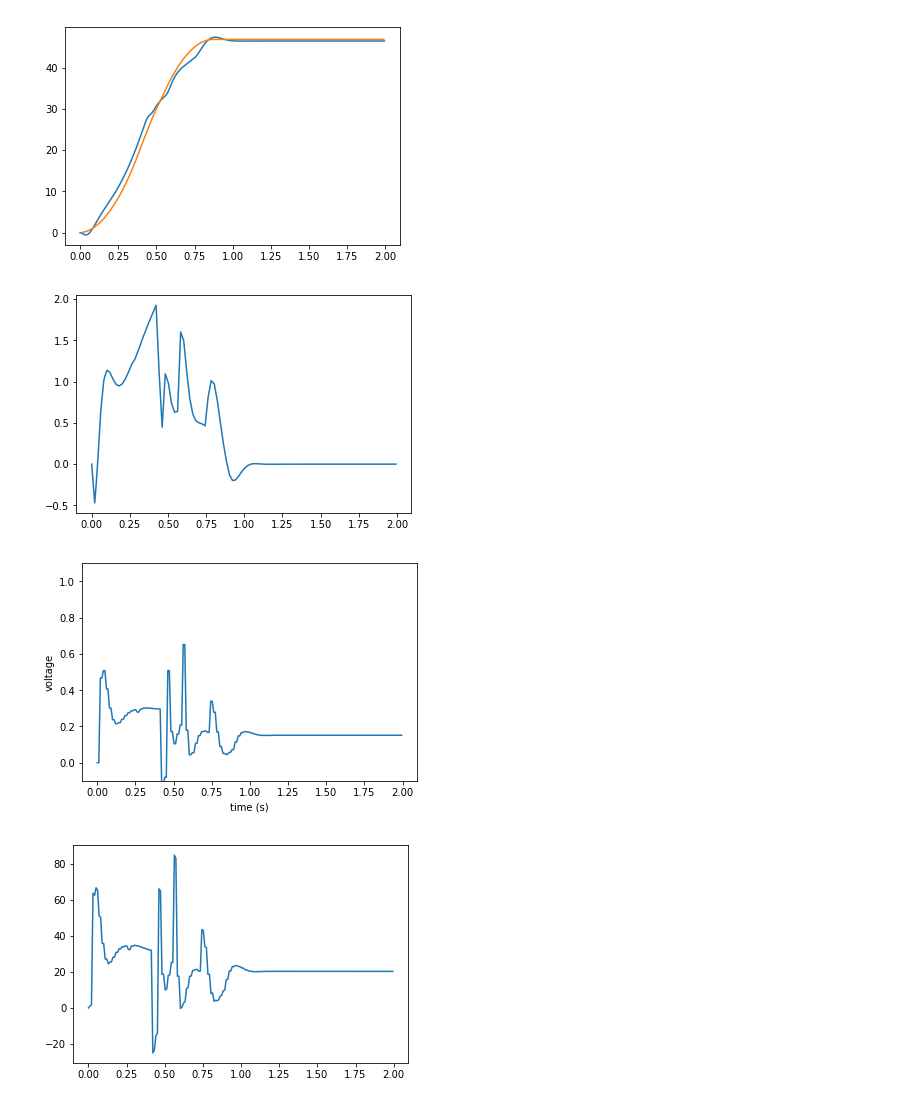
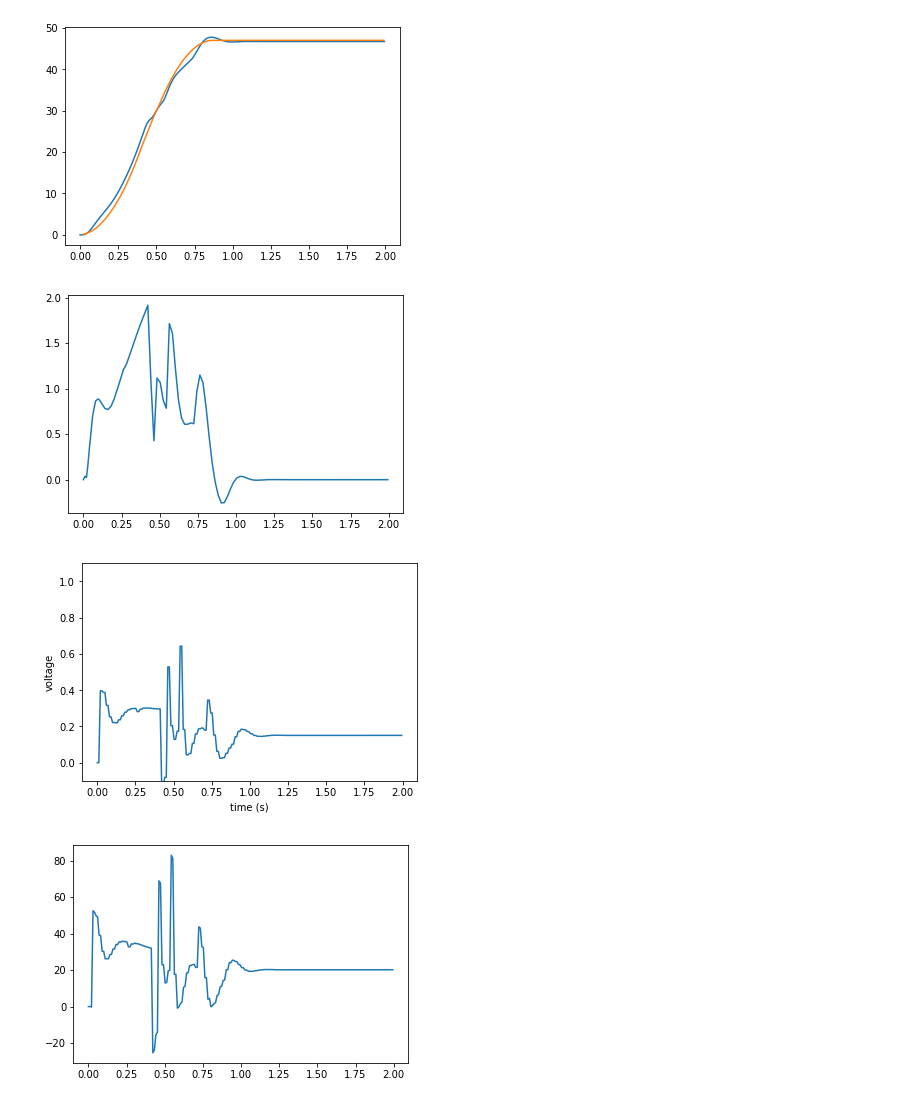
Before and after one commit to ariovistus/mechsim, a Jupyter notebook: state-space-arm.ipynb, the cells around one changed output. Saved outputs shown, nothing was run; the diff lists cells and outputs as text; code cells hidden in the pictures.

```diff
--- a/state-space-arm.ipynb
+++ b/state-space-arm.ipynb
@@ -195,7 +332,7 @@ def give_up_use_pid():
 
 
     def init(state):
-        from frc3223_azurite.conversions import g
+
         class ArmController(PIDController):
             def calculateFeedForward(self):
                 a = self.a_goal
@@ -212,7 +349,7 @@ def give_up_use_pid():
                 #print(x)
                 return x
         sim.state = state
-        state.pid = ArmController(Kp=3, Ki=0.0, Kd=10,
+        state.pid = ArmController(Kp=4, Ki=0.0, Kd=10,
                                   source=lambda: state.theta_rad, output=state.motor.set, period=DT)
         state.r_pos = state.theta_rad
         state.t_poss = []
@@ -237,35 +374,35 @@ def give_up_use_pid():
         state.pid.v_goal = state.profiler.current_target_v
         state.pid.setSetpoint(state.r_pos)
         state.pid._calculate()
 
     sim = ArmSimulation(
         dt_s=0.001,
         starting_position_rad=numpy.radians(0),
         end_mass_kg=lbs_to_kg(10.3),
         arm_mass_kg=lbs_to_kg(.10),
         arm_length_m=inch_to_meter(16),
         nominal_voltage=12.,
         damping=0.001,
         periodic = periodic,
-        #hardstop_spring_constant=100000,
+        hardstop_spring_constant=100000,
         counterbalanced=False,
         init = init,
         motor_system=motor_system,
     )
     sim.run_sim(timeout=2., sample_rate=DT)
 
     plt.plot(sim.ts, numpy.degrees(sim.thetas))
     plt.plot(sim.state.t_poss, numpy.degrees(sim.state.r_poss))
     plt.show()
     plt.plot(sim.ts, sim.vs)
     plt.show()
     plot_voltages(sim)
     plt.plot(sim.ts, sim.currents)
     plt.show()
 
 give_up_use_pid()
 # %% [output]
-[figure, old version]
+[figure, new version]
-[figure, old version]
+[figure, new version]
-[figure, old version]
+[figure, new version]
-[figure, old version]
+[figure, new version]
```
Also changed, not shown: parts of 5 cells of this notebook.
